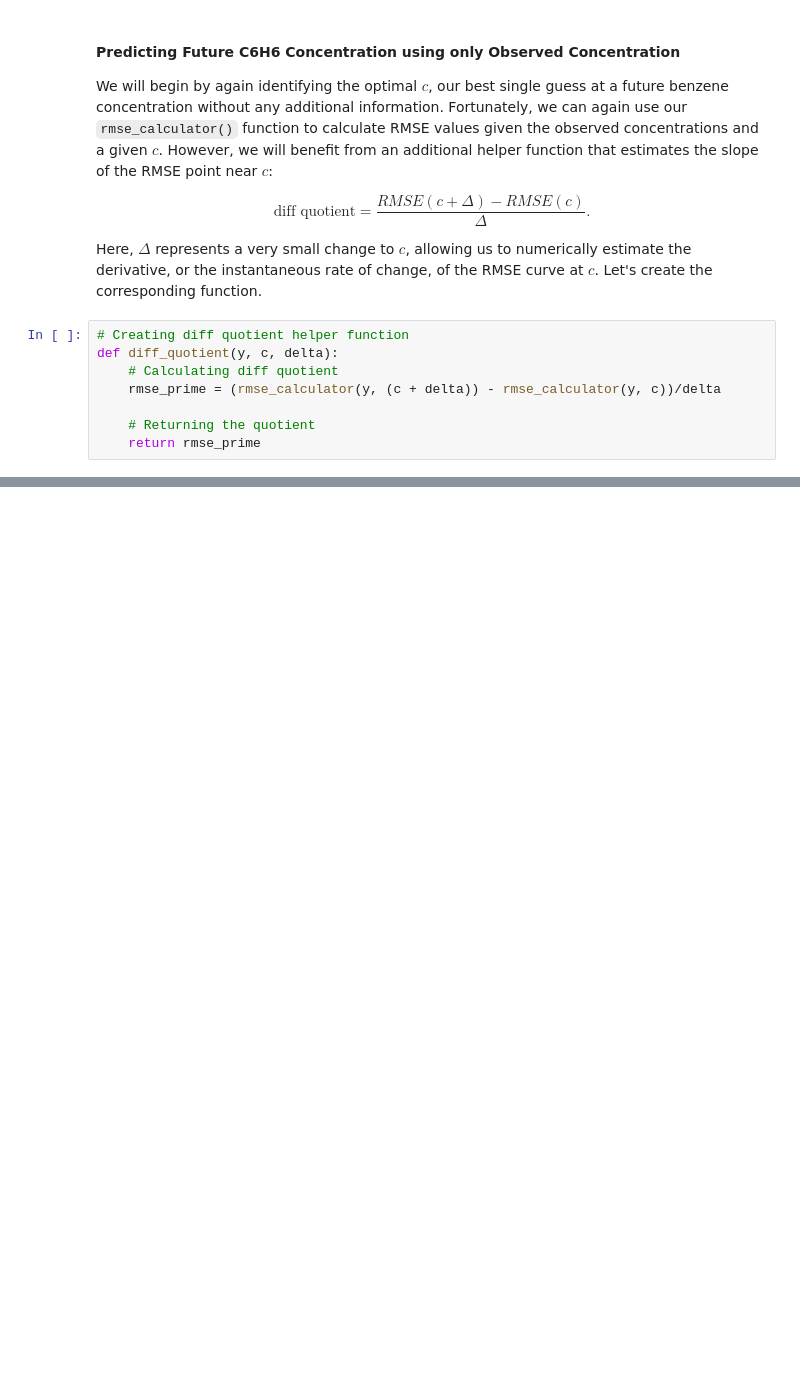
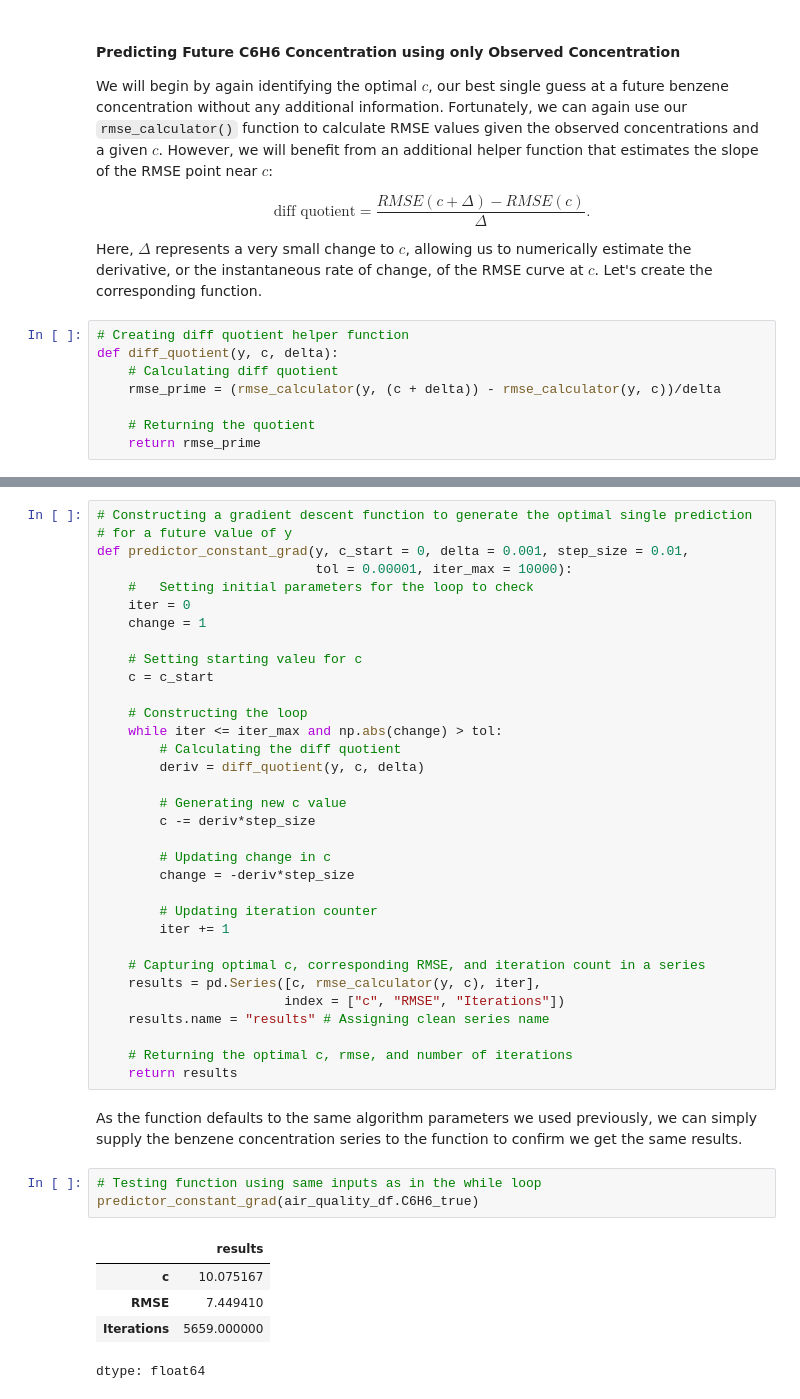
Before and after one commit to jccrews256/ST-554-Project1-Template, a Jupyter notebook: Task1/Task_1.ipynb, the cells around one changed output, grey strips where cells are left out. Cells and saved outputs as stored; diff of their text form; blank space fills up the shorter version.

Commit message:
Adding gradient descent SLR algorithm

```diff
--- a/Task1/Task_1.ipynb
+++ b/Task1/Task_1.ipynb
@@ -542,0 +617,44 @@ Finally, we need to determine what we mean by a negligible change in model perfo
+# %%
+# Constructing a gradient descent function to generate the optimal single prediction
+# for a future value of y
+def predictor_constant_grad(y, c_start = 0, delta = 0.001, step_size = 0.01,
+                            tol = 0.00001, iter_max = 10000):
+    #   Setting initial parameters for the loop to check
+    iter = 0
+    change = 1
+
+    # Setting starting valeu for c
+    c = c_start
+
+    # Constructing the loop
+    while iter <= iter_max and np.abs(change) > tol:
+        # Calculating the diff quotient
+        deriv = diff_quotient(y, c, delta)
+
+        # Generating new c value
+        c -= deriv*step_size
+
+        # Updating change in c
+        change = -deriv*step_size
+
+        # Updating iteration counter
+        iter += 1
+
+    # Capturing optimal c, corresponding RMSE, and iteration count in a series
+    results = pd.Series([c, rmse_calculator(y, c), iter],
+                        index = ["c", "RMSE", "Iterations"])
+    results.name = "results" # Assigning clean series name
+
+    # Returning the optimal c, rmse, and number of iterations
+    return results
+# %% [markdown]
+As the function defaults to the same algorithm parameters we used previously, we can simply supply the benzene concentration series to the function to confirm we get the same results.
+# %%
+# Testing function using same inputs as in the while loop
+predictor_constant_grad(air_quality_df.C6H6_true)
+# %% [output]
+|  | results |
+| c | 10.075167 |
+| RMSE | 7.449410 |
+| Iterations | 5659.000000 |
+dtype: float64
```
Also changed, not shown: parts of 23 cells of this notebook.
